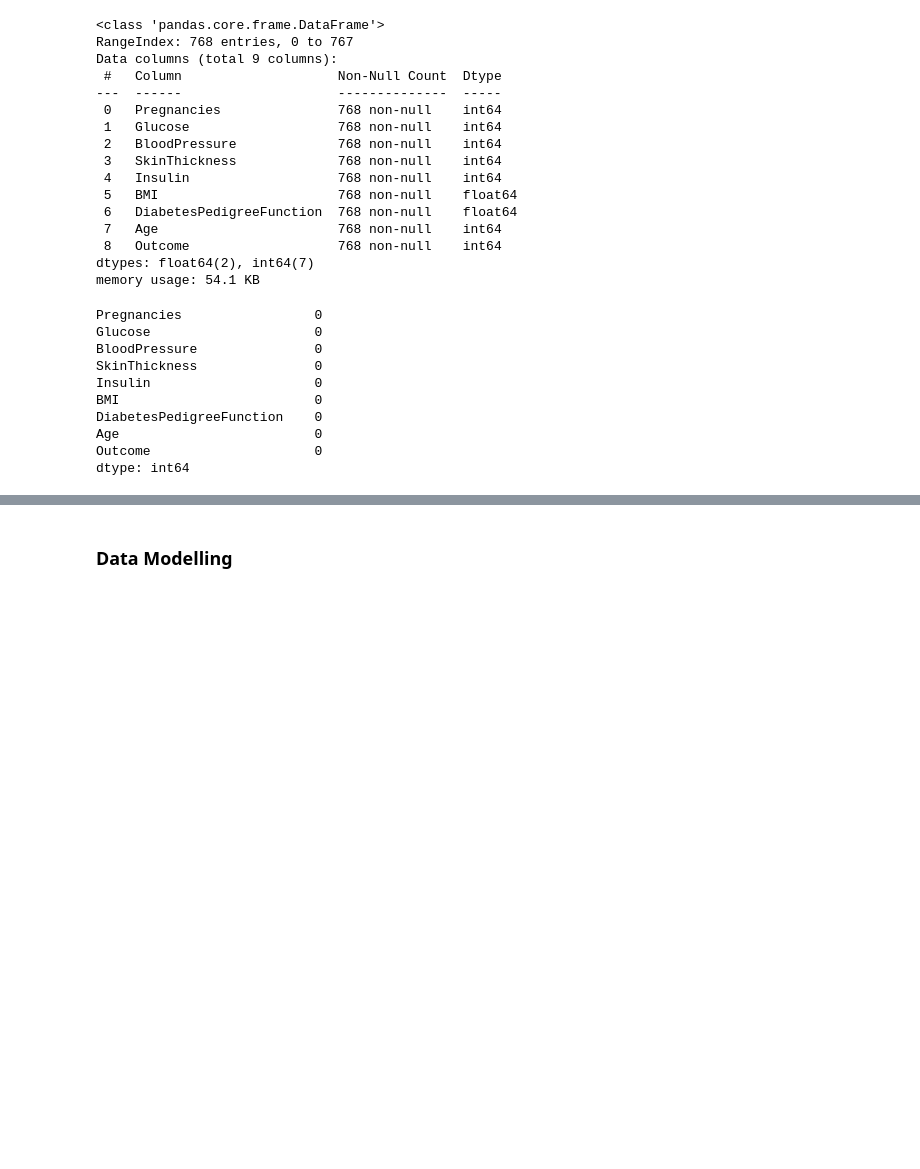
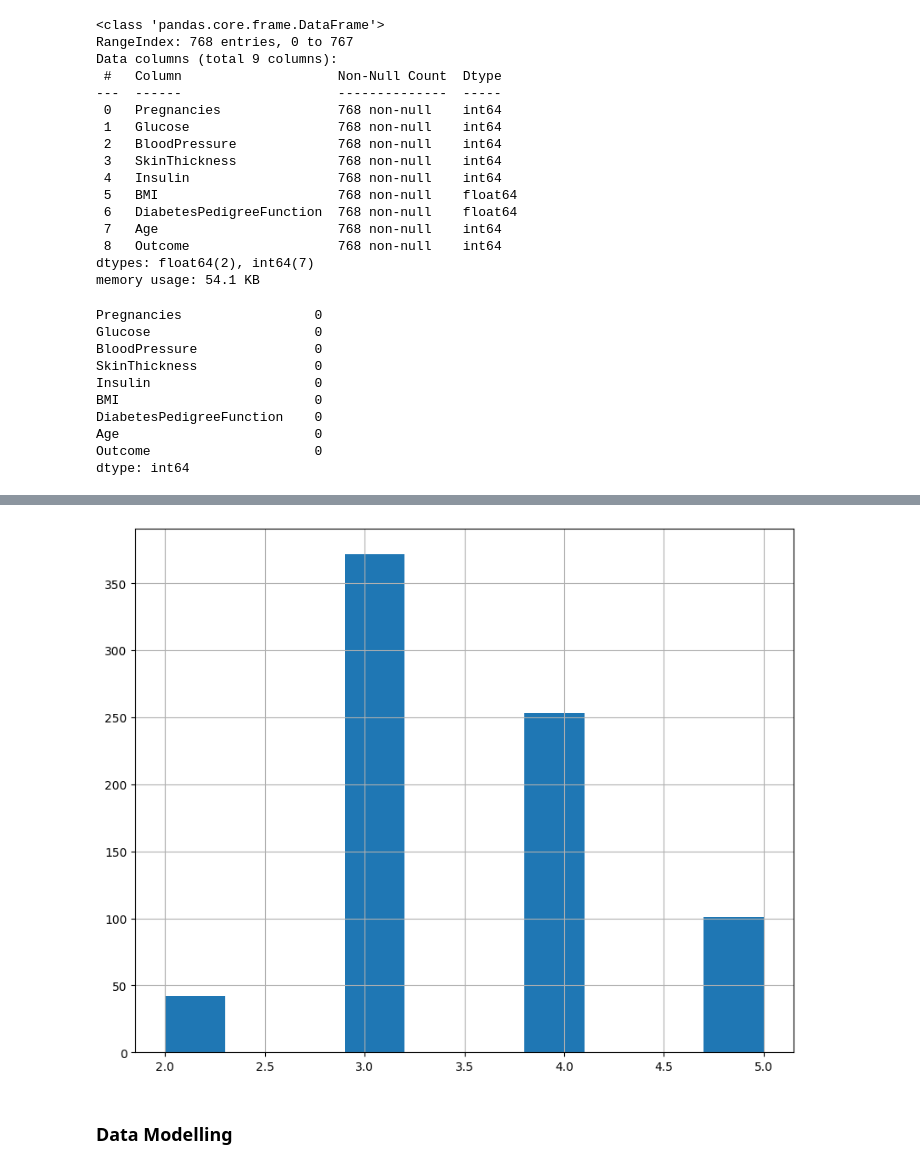
Before and after one commit to GALACICEK/DataScience, a Jupyter notebook: Exercises/exercises-5.ipynb, the cells around one changed output, grey strips where cells are left out. Saved outputs shown, nothing was run; the diff lists cells and outputs as text; code cells hidden in the pictures; blank space fills up the shorter version.

```diff
--- a/Exercises/exercises-5.ipynb
+++ b/Exercises/exercises-5.ipynb
@@ -84,3 +129,15 @@ df.sample(7)
+# %%
+newdf = pd.DataFrame(df)
+newdf["Glucose_cat"] = pd.cut(df["Glucose"],
+                              bins=[-1, 40, 80, 120, 160, np.inf],
+                              labels=[1, 2, 3, 4, 5])
+# %%
+fig21, ax21 = plt.subplots(figsize=(10, 8))
+
+newdf["Glucose_cat"].hist(ax=ax21)
+plt.show()
+# %% [output]
+[figure, added]
 # %% [markdown]
 ### Data Modelling
 # %% [markdown]
```
Also changed, not shown: parts of 10 cells of this notebook.
